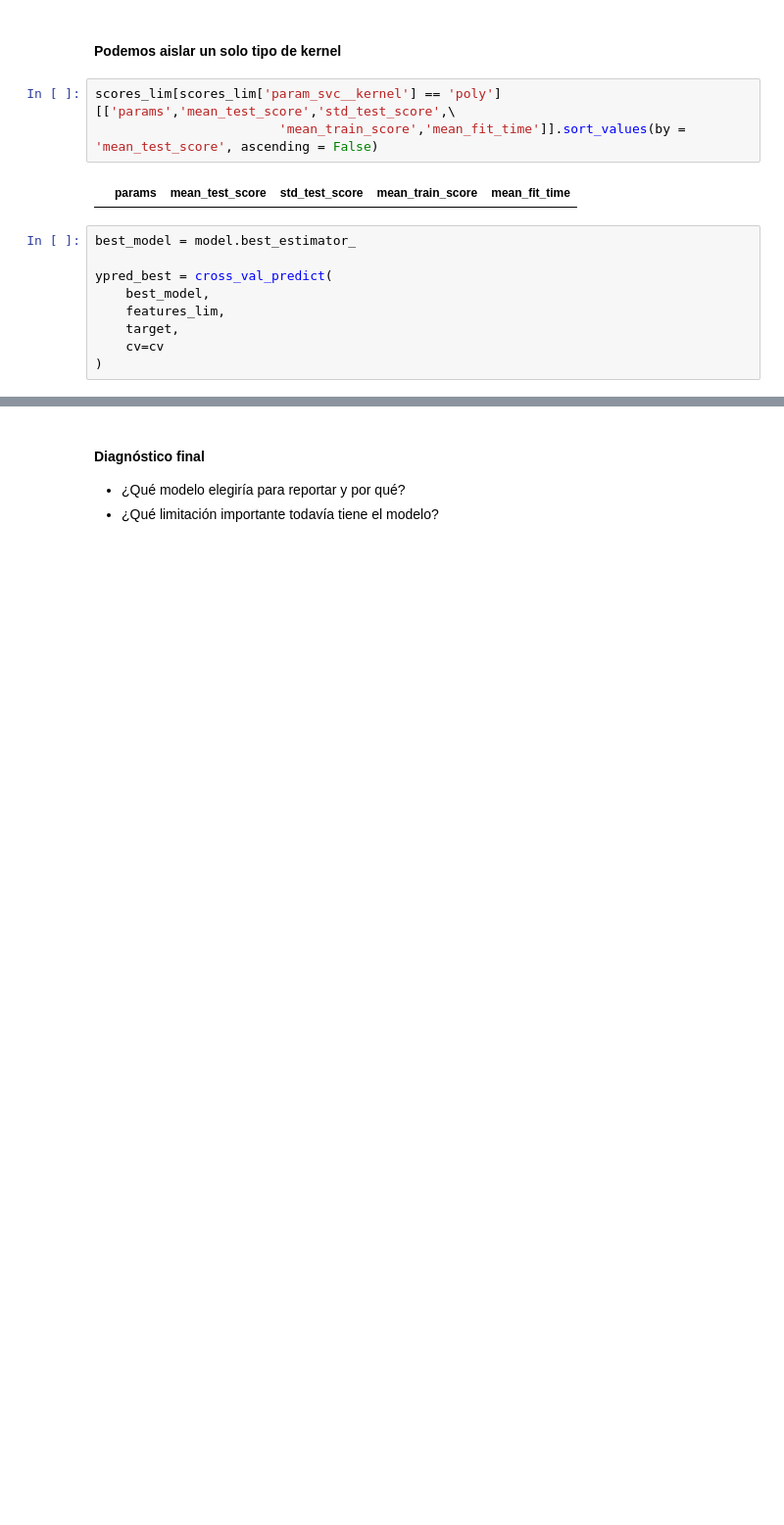
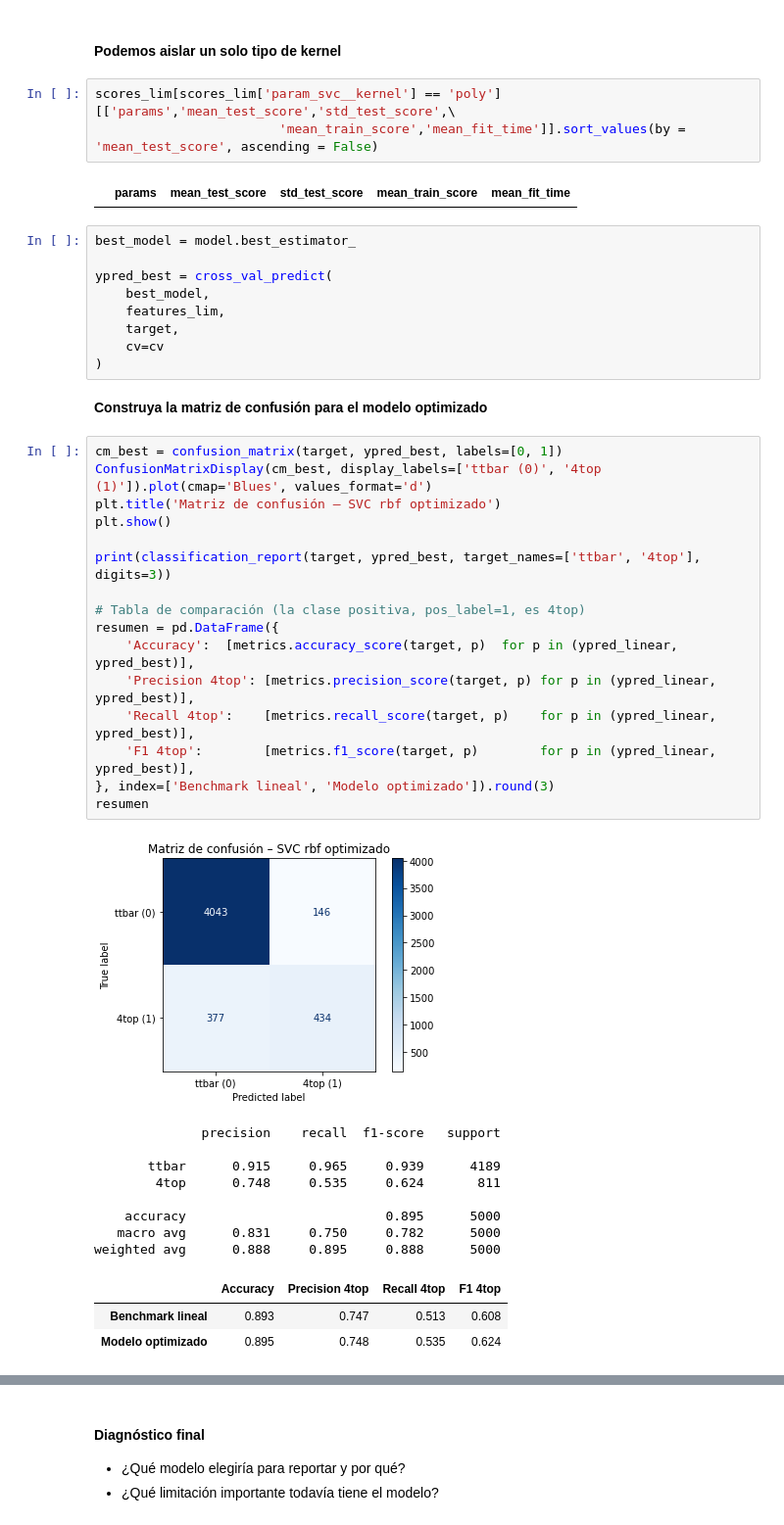
Before and after one commit to LucasPierryM/AST332, a Jupyter notebook: Semana05_SVM.ipynb, the cells around one changed output, grey strips where cells are left out. Shown at 98% size. Drawn from its saved outputs; the diff is of its cells as text; blank space fills up the shorter version.

```diff
--- a/Semana05_SVM.ipynb
+++ b/Semana05_SVM.ipynb
@@ -560,4 +589,35 @@ ypred_best = cross_val_predict(
     target,
     cv=cv
 )
+# %% [markdown]
+**Construya la matriz de confusión para el modelo optimizado**
+# %%
+cm_best = confusion_matrix(target, ypred_best, labels=[0, 1])
+ConfusionMatrixDisplay(cm_best, display_labels=['ttbar (0)', '4top (1)']).plot(cmap='Blues', values_format='d')
+plt.title('Matriz de confusión – SVC rbf optimizado')
+plt.show()
+
+print(classification_report(target, ypred_best, target_names=['ttbar', '4top'], digits=3))
+
+# Tabla de comparación (la clase positiva, pos_label=1, es 4top)
+resumen = pd.DataFrame({
+    'Accuracy':  [metrics.accuracy_score(target, p)  for p in (ypred_linear, ypred_best)],
+    'Precision 4top': [metrics.precision_score(target, p) for p in (ypred_linear, ypred_best)],
+    'Recall 4top':    [metrics.recall_score(target, p)    for p in (ypred_linear, ypred_best)],
+    'F1 4top':        [metrics.f1_score(target, p)        for p in (ypred_linear, ypred_best)],
+}, index=['Benchmark lineal', 'Modelo optimizado']).round(3)
+resumen
+# %% [output]
+[figure, added]
+              precision    recall  f1-score   support
+
+       ttbar      0.915     0.965     0.939      4189
+        4top      0.748     0.535     0.624       811
+
+    accuracy                          0.895      5000
+   macro avg      0.831     0.750     0.782      5000
+weighted avg      0.888     0.895     0.888      5000
+|  | Accuracy | Precision 4top | Recall 4top | F1 4top |
+| Benchmark lineal | 0.893 | 0.747 | 0.513 | 0.608 |
+| Modelo optimizado | 0.895 | 0.748 | 0.535 | 0.624 |
 # %% [markdown]
```
Also changed, not shown: parts of 19 cells of this notebook.
